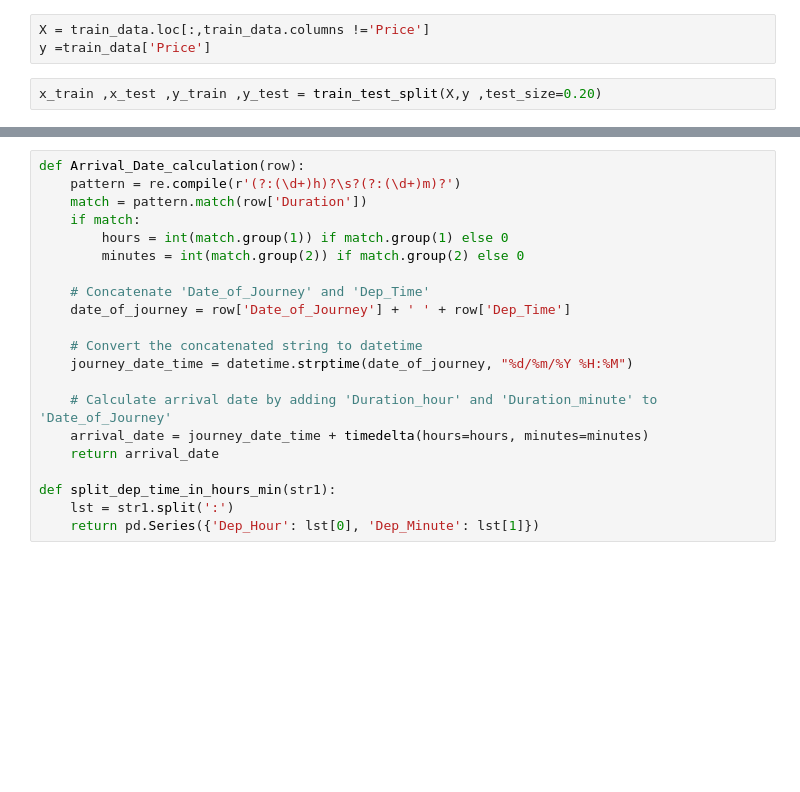
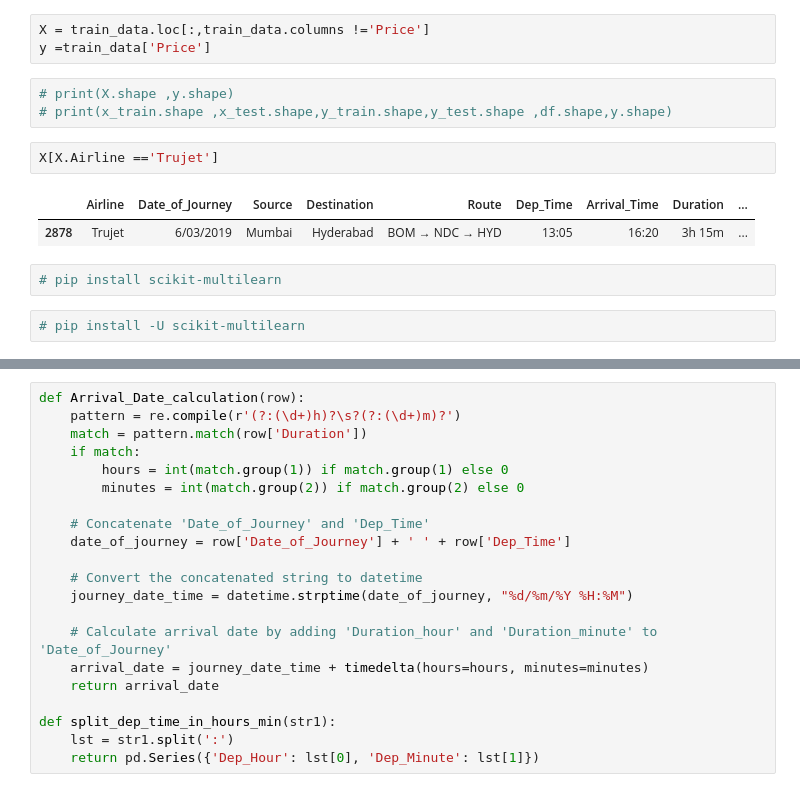
Before and after one commit to AnviTendulkar/Airline_Fare_Prediction, a Jupyter notebook: final.ipynb, the cells around one changed output, grey strips where cells are left out. Saved outputs shown, nothing was run; the diff lists cells and outputs as text; blank space fills up the shorter version.

```diff
--- a/final.ipynb
+++ b/final.ipynb
@@ -33,5 +41,15 @@ train_data.dropna(inplace=True)
 # %%
 X = train_data.loc[:,train_data.columns !='Price']
 y =train_data['Price']
-# %%
-x_train ,x_test ,y_train ,y_test = train_test_split(X,y ,test_size=0.20)
+# %%
+# print(X.shape ,y.shape)
+# print(x_train.shape ,x_test.shape,y_train.shape,y_test.shape ,df.shape,y.shape)
+# %%
+X[X.Airline =='Trujet']
+# %% [output]
+|  | Airline | Date_of_Journey | Source | Destination | Route | Dep_Time | Arrival_Time | Duration | ... |
+| 2878 | Trujet | 6/03/2019 | Mumbai | Hyderabad | BOM → NDC → HYD | 13:05 | 16:20 | 3h 15m | ... |
+# %%
+# pip install scikit-multilearn
+# %%
+# pip install -U scikit-multilearn
```
Also changed, not shown: parts of 19 cells of this notebook.
